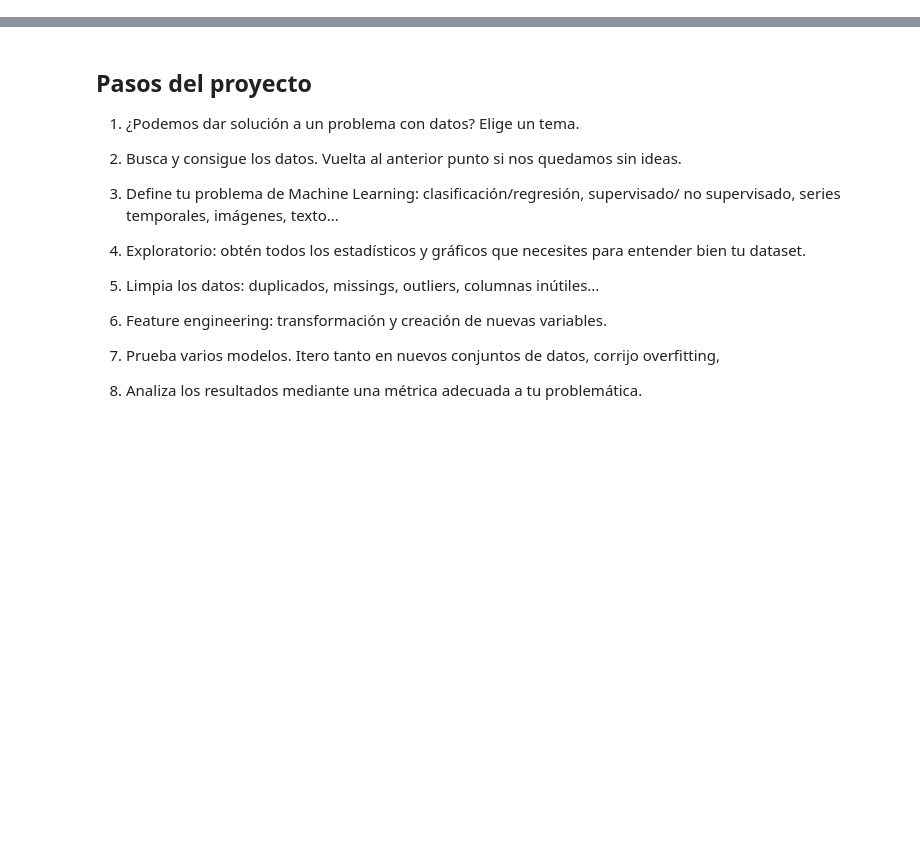
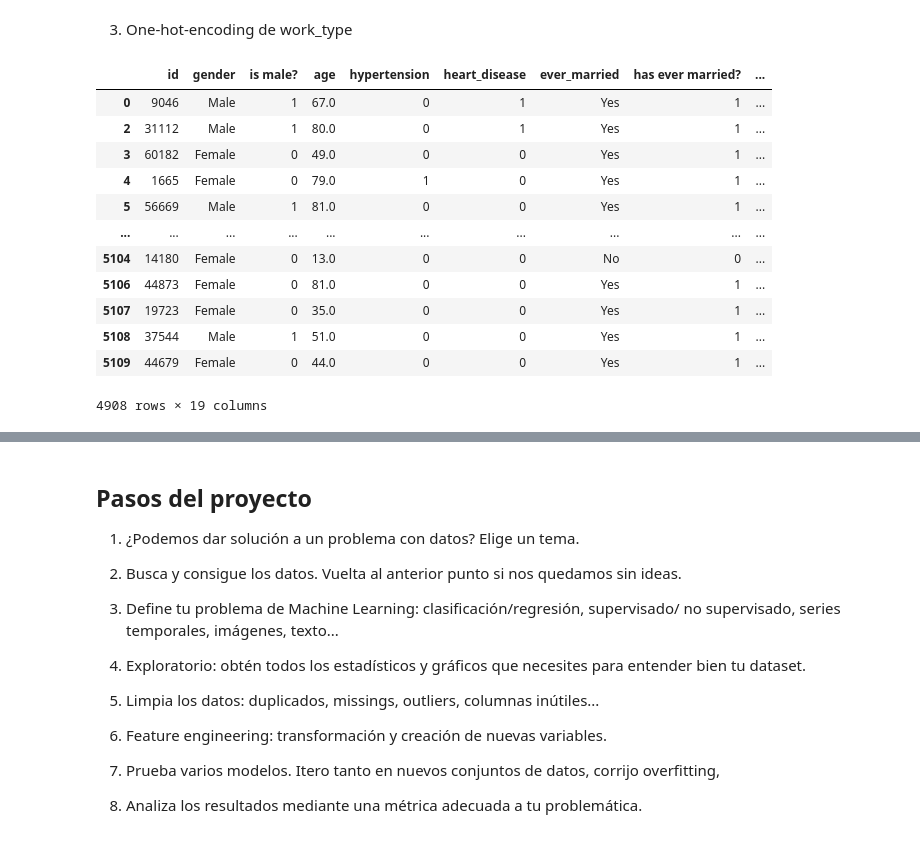
Before and after one commit to manuelfranceschi/ML_StrokePrediction, a Jupyter notebook: notebooks/02_LimpiezaEDA.ipynb, the cells around one changed output, grey strips where cells are left out. Cells and saved outputs as stored; diff of their text form; code cells hidden in the pictures; blank space fills up the shorter version.

```diff
--- a/notebooks/02_LimpiezaEDA.ipynb
+++ b/notebooks/02_LimpiezaEDA.ipynb
@@ -63,0 +72,2 @@ Name: proportion, dtype: float64
+# %% [markdown]
+3. One-hot-encoding de work_type
@@ -63,0 +76,16 @@ Name: proportion, dtype: float64
+# %%
+df_encoded
+# %% [output]
+|  | id | gender | is male? | age | hypertension | heart_disease | ever_married | has ever married? | ... |
+| 0 | 9046 | Male | 1 | 67.0 | 0 | 1 | Yes | 1 | ... |
+| 2 | 31112 | Male | 1 | 80.0 | 0 | 1 | Yes | 1 | ... |
+| 3 | 60182 | Female | 0 | 49.0 | 0 | 0 | Yes | 1 | ... |
+| 4 | 1665 | Female | 0 | 79.0 | 1 | 0 | Yes | 1 | ... |
+| 5 | 56669 | Male | 1 | 81.0 | 0 | 0 | Yes | 1 | ... |
+| ... | ... | ... | ... | ... | ... | ... | ... | ... | ... |
+| 5104 | 14180 | Female | 0 | 13.0 | 0 | 0 | No | 0 | ... |
+| 5106 | 44873 | Female | 0 | 81.0 | 0 | 0 | Yes | 1 | ... |
+| 5107 | 19723 | Female | 0 | 35.0 | 0 | 0 | Yes | 1 | ... |
+| 5108 | 37544 | Male | 1 | 51.0 | 0 | 0 | Yes | 1 | ... |
+| 5109 | 44679 | Female | 0 | 44.0 | 0 | 0 | Yes | 1 | ... |
+4908 rows × 19 columns
```
Also changed, not shown: parts of 22 cells of this notebook, 10 other files.
